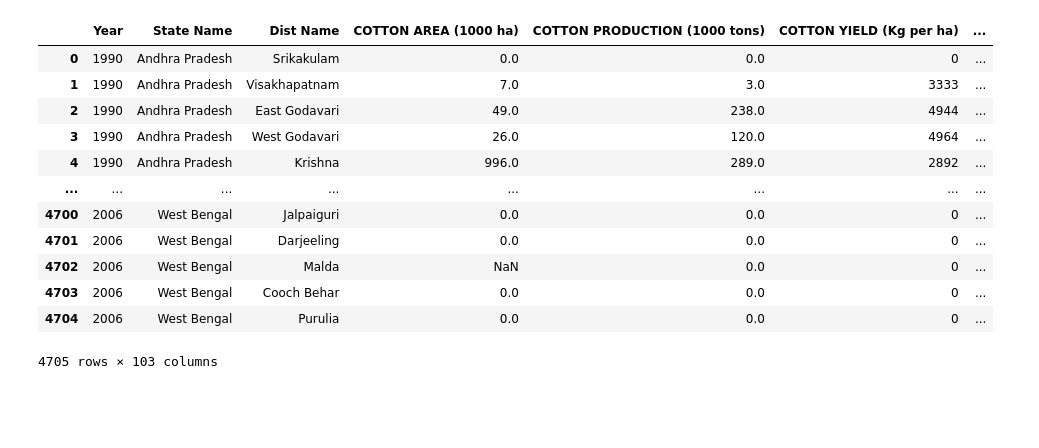
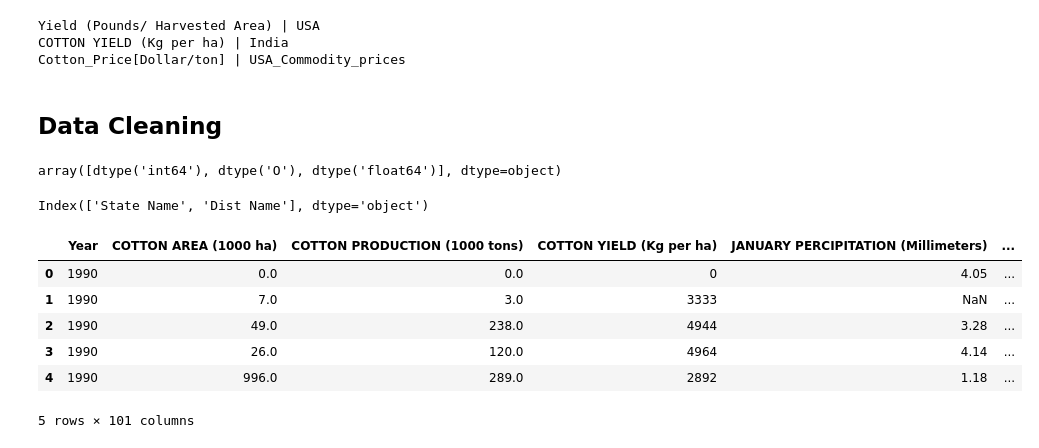
Before and after one commit to Adhiban1/MachineHack-Hackathon, a Jupyter notebook: Hackathon_2/main.ipynb, the cells around one changed output. Cells and saved outputs as stored; diff of their text form; code cells hidden in the pictures; blank space fills up the shorter version.

```diff
--- a/Hackathon_2/main.ipynb
+++ b/Hackathon_2/main.ipynb
@@ -56,16 +40,36 @@ india_test
-# %%
-india_train
-# %% [output]
-|  | Year | State Name | Dist Name | COTTON AREA (1000 ha) | COTTON PRODUCTION (1000 tons) | COTTON YIELD (Kg per ha) | ... |
-| 0 | 1990 | Andhra Pradesh | Srikakulam | 0.0 | 0.0 | 0 | ... |
-| 1 | 1990 | Andhra Pradesh | Visakhapatnam | 7.0 | 3.0 | 3333 | ... |
-| 2 | 1990 | Andhra Pradesh | East Godavari | 49.0 | 238.0 | 4944 | ... |
-| 3 | 1990 | Andhra Pradesh | West Godavari | 26.0 | 120.0 | 4964 | ... |
-| 4 | 1990 | Andhra Pradesh | Krishna | 996.0 | 289.0 | 2892 | ... |
-| ... | ... | ... | ... | ... | ... | ... | ... |
-| 4700 | 2006 | West Bengal | Jalpaiguri | 0.0 | 0.0 | 0 | ... |
-| 4701 | 2006 | West Bengal | Darjeeling | 0.0 | 0.0 | 0 | ... |
-| 4702 | 2006 | West Bengal | Malda | NaN | 0.0 | 0 | ... |
-| 4703 | 2006 | West Bengal | Cooch Behar | 0.0 | 0.0 | 0 | ... |
-| 4704 | 2006 | West Bengal | Purulia | 0.0 | 0.0 | 0 | ... |
-4705 rows × 103 columns
+# %%
+for i in submission.columns:
+    print(i, end='')
+    if i in india_test.columns:
+        print(' | India')
+    if i in USA_train.columns:
+        print(' | USA')
+    if i in India_soil_rainfall_30years.columns:
+        print(' | India_soil_rainfall_30years')
+    if i in USA_Commodity_prices.columns:
+        print(' | USA_Commodity_prices')
+# %% [output]
+Yield (Pounds/ Harvested Area) | USA
+COTTON YIELD (Kg per ha) | India
+Cotton_Price[Dollar/ton] | USA_Commodity_prices
+# %% [markdown]
+## Data Cleaning
+# %%
+india_train.dtypes.unique()
+# %% [output]
+array([dtype('int64'), dtype('O'), dtype('float64')], dtype=object)
+# %%
+india_train.select_dtypes('object').columns
+# %% [output]
+Index(['State Name', 'Dist Name'], dtype='object')
+# %%
+df = india_train.select_dtypes(['float', 'int'])
+df.head()
+# %% [output]
+|  | Year | COTTON AREA (1000 ha) | COTTON PRODUCTION (1000 tons) | COTTON YIELD (Kg per ha) | JANUARY PERCIPITATION (Millimeters) | ... |
+| 0 | 1990 | 0.0 | 0.0 | 0 | 4.05 | ... |
+| 1 | 1990 | 7.0 | 3.0 | 3333 | NaN | ... |
+| 2 | 1990 | 49.0 | 238.0 | 4944 | 3.28 | ... |
+| 3 | 1990 | 26.0 | 120.0 | 4964 | 4.14 | ... |
+| 4 | 1990 | 996.0 | 289.0 | 2892 | 1.18 | ... |
+5 rows × 101 columns
```
Also changed, not shown: parts of 9 cells of this notebook.
